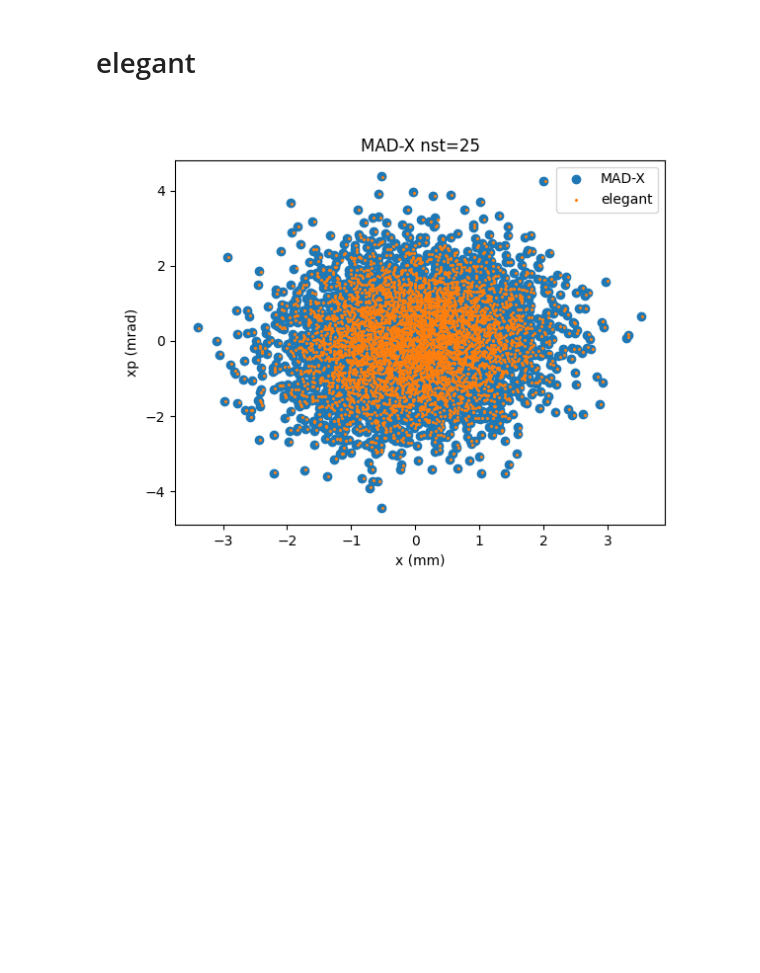
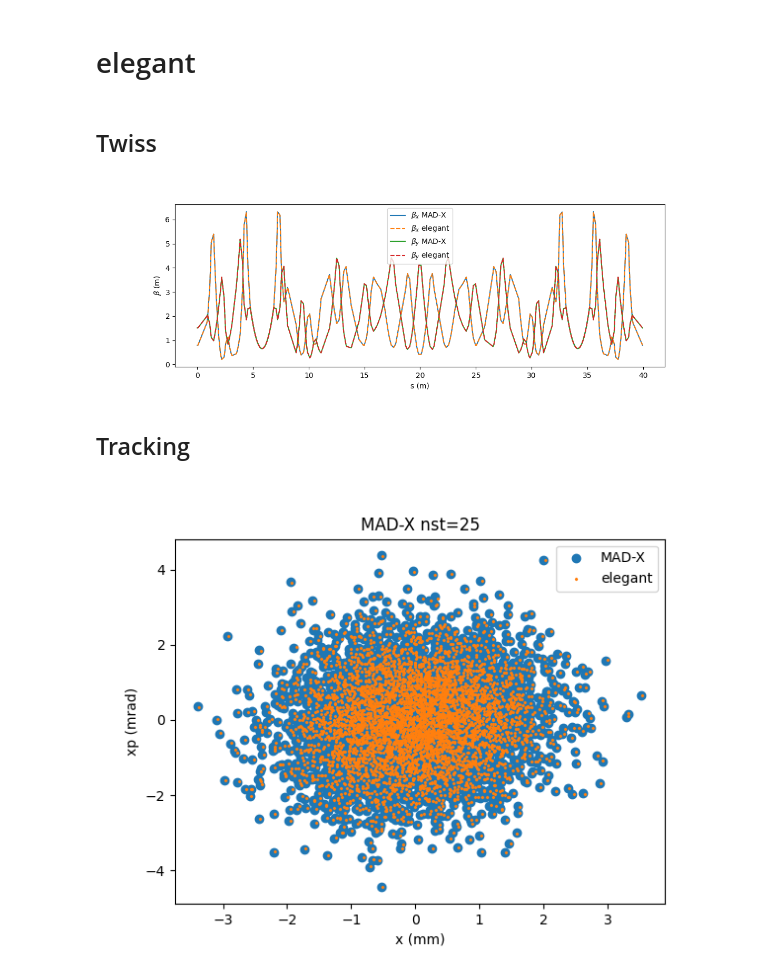
Before and after one commit to cchall/canvas_lattices, a Jupyter notebook: iota/iota_compare_tracking.ipynb, the cells around one changed output. Cells and saved outputs as stored; diff of their text form; code cells hidden in the pictures; blank space fills up the shorter version.

```diff
--- a/iota/iota_compare_tracking.ipynb
+++ b/iota/iota_compare_tracking.ipynb
@@ -22,6 +22,12 @@ mp = madx_parser.parse_tfs_file(
 madx_particles = {}
 for k, v in mp.items():
     madx_particles[k] = np.array(v, float)
+# %%
+madx_twiss_file = 'madx/twiss.file.tfs'
+# %%
+madx_twiss = madx_parser.parse_tfs_file(
+        madx_twiss_file
+    )
 # %% [markdown]
 # elegant
 # %%
@@ -36,6 +42,25 @@ elegant_sigma = elegant_sigma_file.columns.squeeze()
 elegant_twiss_file = readSDDS('elegant/twiss_output.filename.sdds')
 elegant_twiss_file.read()
 elegant_twiss = elegant_twiss_file.columns.squeeze()
+# %% [markdown]
+## Twiss
+# %%
+plt.figure(figsize=(12, 4))
+
+plt.plot(np.array(madx_twiss['s'], float), np.array(madx_twiss['betx'], float), label=r'$\beta_x$ MAD-X')
+plt.plot(elegant_twiss['s'], elegant_twiss['betax'], '--', label=r'$\beta_x$ elegant')
+
+plt.plot(np.array(madx_twiss['s'], float), np.array(madx_twiss['bety'], float), label=r'$\beta_y$ MAD-X')
+plt.plot(elegant_twiss['s'], elegant_twiss['betay'], '--', label=r'$\beta_y$ elegant')
+
+plt.xlabel('s (m)')
+plt.ylabel(r'$\beta$ (m)')
+plt.legend()
+plt.show()
+# %% [output]
+[figure, added]
+# %% [markdown]
+## Tracking
 # %%
 plt.figure()
 plt.scatter(madx_particles['x'][5000:] * 1e3, madx_particles['px'][5000:] * 1e3, label='MAD-X')
```
